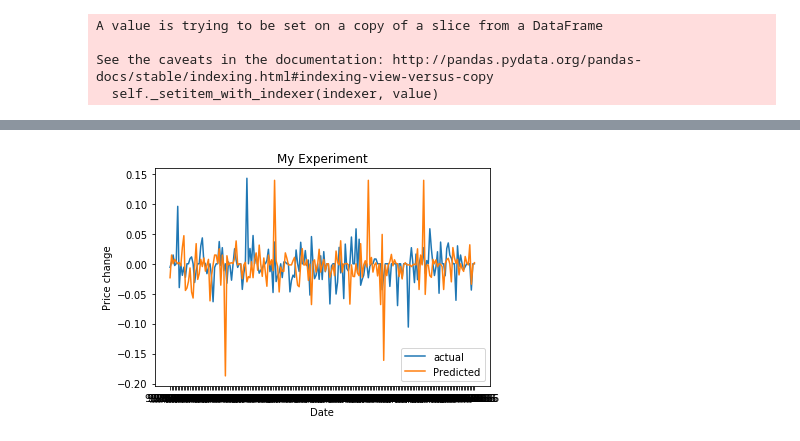
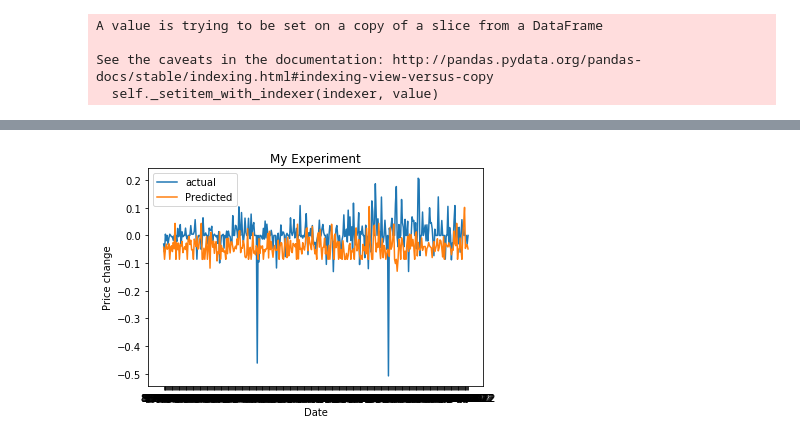
Before and after one commit to nagarkamakshi/CS545ML, a Jupyter notebook: twitter_tesla_olddata.ipynb, the cells around one changed output, grey strips where cells are left out. Drawn from its saved outputs; the diff is of its cells as text; code cells hidden in the pictures.

```diff
--- a/twitter_tesla_olddata.ipynb
+++ b/twitter_tesla_olddata.ipynb
@@ -221,0 +239,8 @@ y_test = np.array([x[-1] for x in test])
+# %%
+"""1 SVR(rbf) Learner"""
+
+rf = SVR(kernel= "rbf", C = 1e3 , gamma = 0.1)
+rf.fit(X_train, y_train)
+#prediction, bias, contributions = ti.predict(rf, X_test)
+prediction = rf.predict(X_test)
+rf.score(X_train,y_train)
@@ -224,8 +251,8 @@ y_test = np.array([x[-1] for x in test])
 
 rf = RandomForestRegressor()
 
-rf.fit(X_train.reshape(-1,1), y_train)
-prediction, bias, contributions = ti.predict(rf, X_test.reshape(-1,1))
-rf.predict(X_test.reshape(-1,1))
-rf.score(X_train.reshape(-1,1),y_train)
+rf.fit(X_train, y_train)
+#prediction, bias, contributions = ti.predict(rf, X_test)
+prediction = rf.predict(X_test)
+rf.score(X_test,y_test)
 # %% [output]
@@ -234,0 +280,13 @@ rf.score(X_train.reshape(-1,1),y_train)
+# %%
+"""2 Another Learner"""
+from sklearn.neural_network import MLPRegressor
+
+nn = MLPRegressor(
+    hidden_layer_sizes=(10,),  activation='relu', solver='adam', alpha=0.001, batch_size='auto',
+    learning_rate='constant', learning_rate_init=0.01, power_t=0.5, max_iter=1000, shuffle=True,
+    random_state=9, tol=0.0001, verbose=False, warm_start=False, momentum=0.9, nesterovs_momentum=True,
+    early_stopping=False, validation_fraction=0.1, beta_1=0.9, beta_2=0.999, epsilon=1e-08)
+
+nn.fit(X_train, y_train)
+prediction = nn.predict(X_test)
+rf.score(X_train,y_train)
@@ -234,0 +295,3 @@ rf.score(X_train.reshape(-1,1),y_train)
+# %%
+prediction = nn.predict(X_train)
+rf.score(X_train,y_train)
@@ -235,11 +313,11 @@ rf.score(X_train.reshape(-1,1),y_train)
 # %%
-date_test = np.array([x[1] for x in test])
-plt.plot(date_test,y_test, label="actual")
-plt.plot(date_test,prediction, label="Predicted")
+date_train = np.array([x[1] for x in train])
+plt.plot(date_train,y_train, label="actual")
+plt.plot(date_train,prediction, label="Predicted")
 plt.xlabel('Date')
 plt.ylabel('Price change')
 plt.title('My Experiment')
 plt.legend()
 plt.show()
 # %% [output]
-[figure, old version]
+[figure, new version]
```
Also changed, not shown: parts of 25 cells of this notebook, 1 other file.
